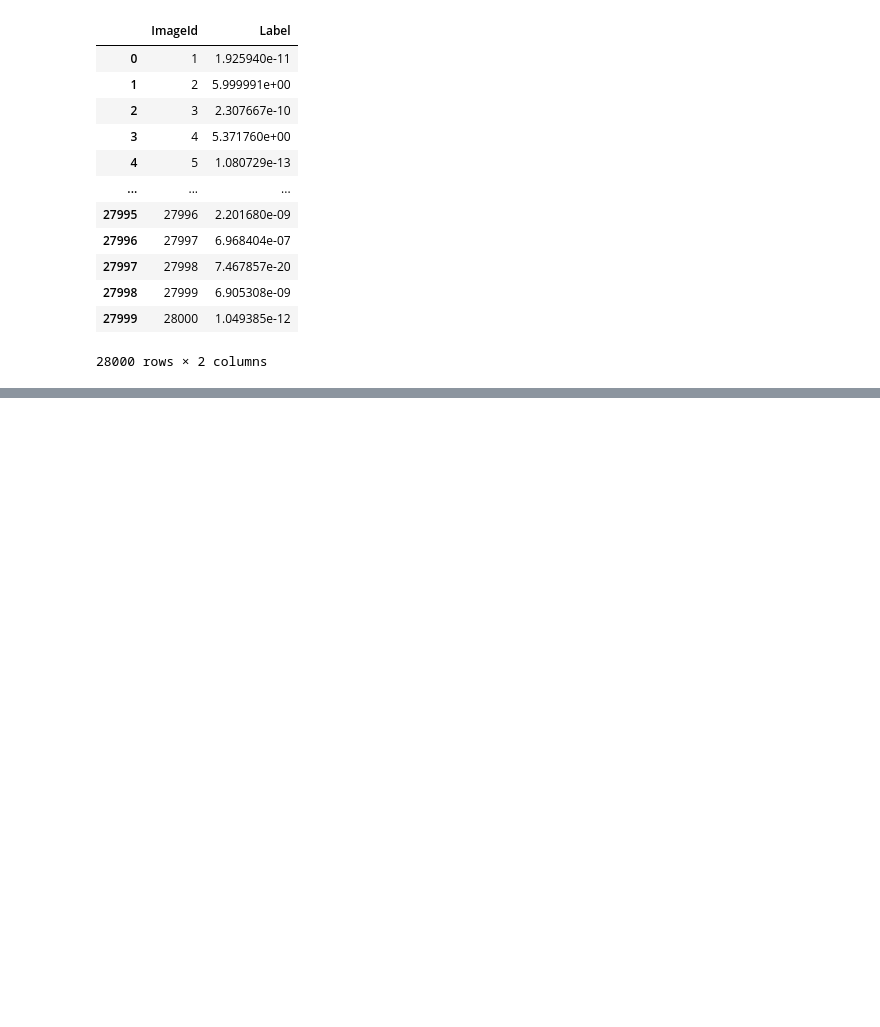
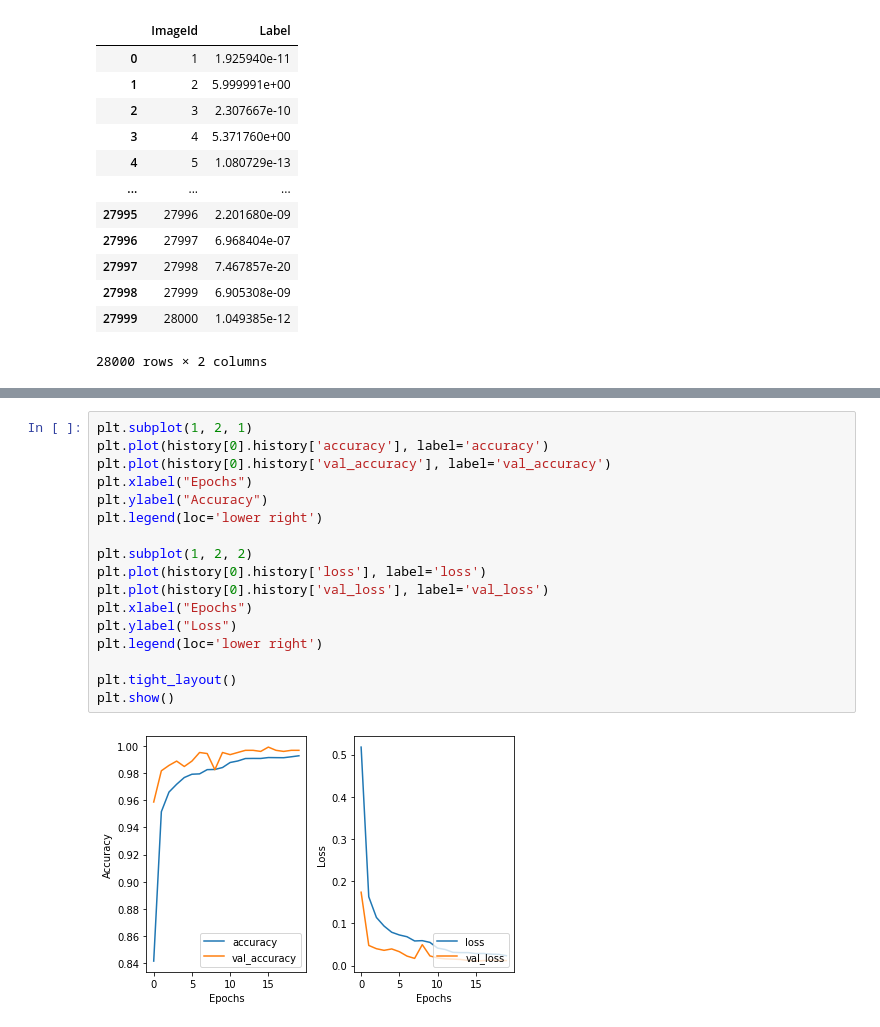
Before and after one commit to aghapygad336/Fake-and-real-news, a Jupyter notebook: digit_recognizer.ipynb, the cells around one changed output, grey strips where cells are left out. Cells and saved outputs as stored; diff of their text form; blank space fills up the shorter version.

```diff
--- a/digit_recognizer.ipynb
+++ b/digit_recognizer.ipynb
@@ -167,0 +176,19 @@ pred_df_ensemble_cnn
+# %%
+plt.subplot(1, 2, 1)
+plt.plot(history[0].history['accuracy'], label='accuracy')
+plt.plot(history[0].history['val_accuracy'], label='val_accuracy')
+plt.xlabel("Epochs")
+plt.ylabel("Accuracy")
+plt.legend(loc='lower right')
+
+plt.subplot(1, 2, 2)
+plt.plot(history[0].history['loss'], label='loss')
+plt.plot(history[0].history['val_loss'], label='val_loss')
+plt.xlabel("Epochs")
+plt.ylabel("Loss")
+plt.legend(loc='lower right')
+
+plt.tight_layout()
+plt.show()
+# %% [output]
+[figure, added]
```
Also changed, not shown: parts of 3 cells of this notebook.
